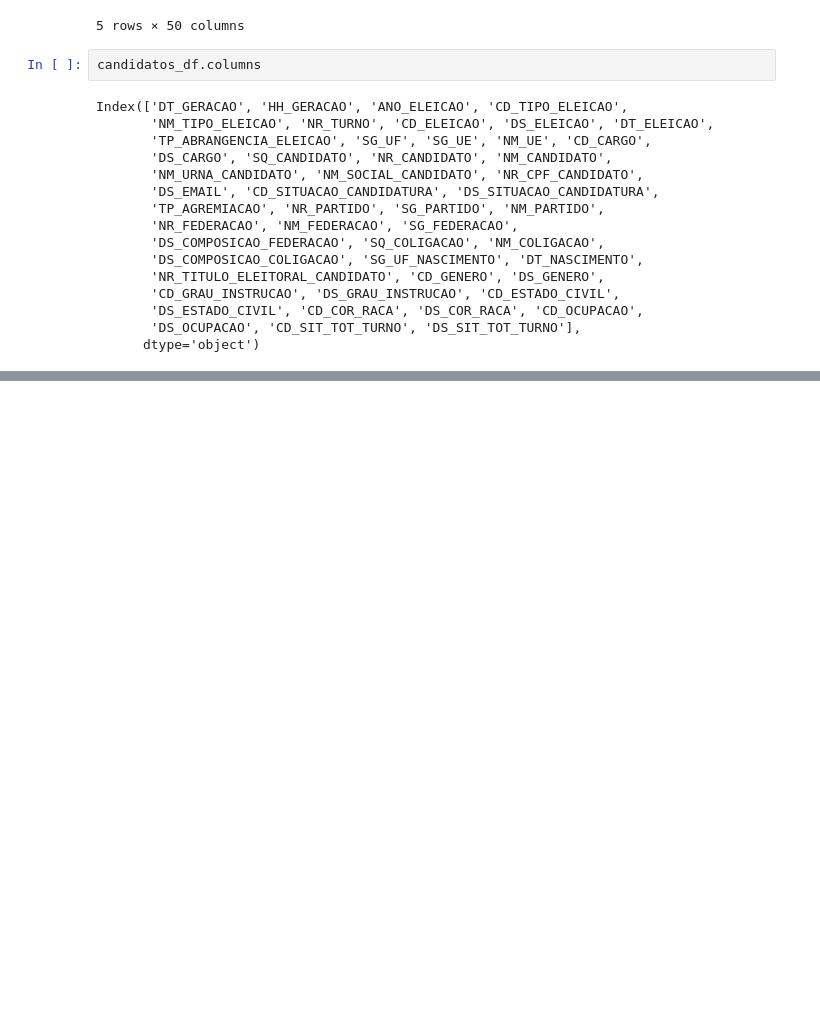
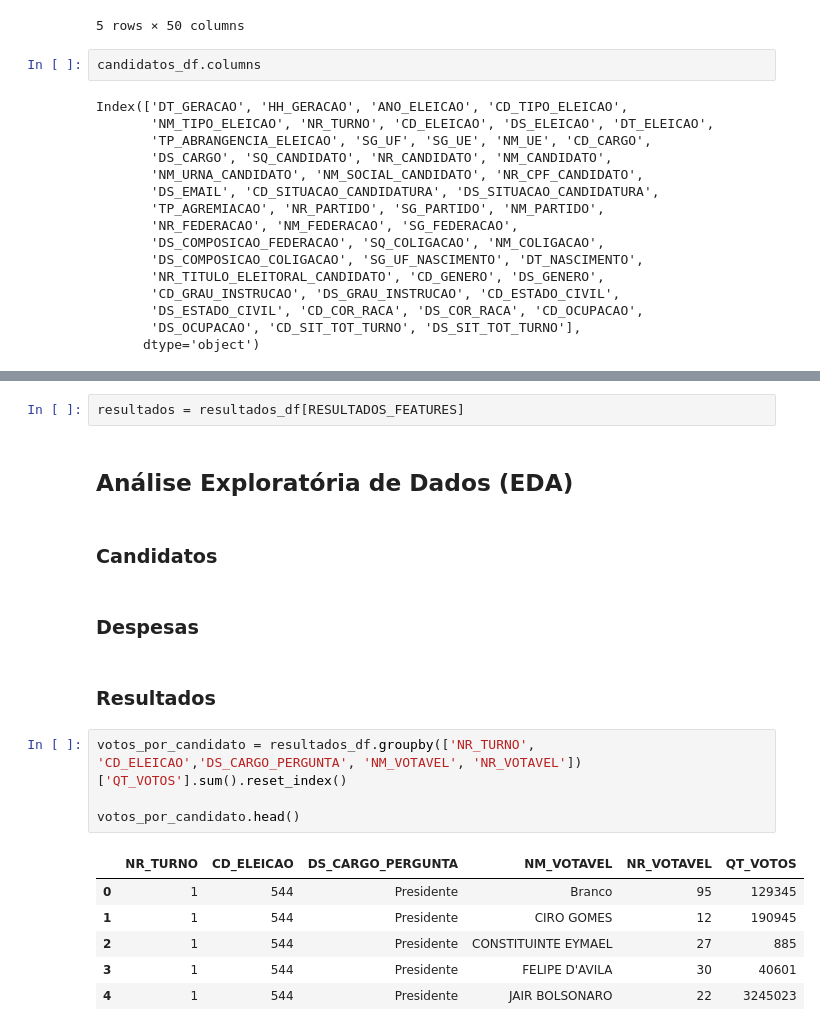
Before and after one commit to LeonardoBerlatto/data-processing-tse-study, a Jupyter notebook: notebook.ipynb, the cells around one changed output, grey strips where cells are left out. Cells and saved outputs as stored; diff of their text form; blank space fills up the shorter version.

```diff
--- a/notebook.ipynb
+++ b/notebook.ipynb
@@ -88,0 +208,21 @@ pd.read_csv('datasets/desp_cand_pagas_2022.csv', encoding='latin1', sep=';').hea
+# %%
+resultados = resultados_df[RESULTADOS_FEATURES]
+# %% [markdown]
+## Análise Exploratória de Dados (EDA)
+# %% [markdown]
+### Candidatos
+# %% [markdown]
+### Despesas
+# %% [markdown]
+### Resultados
+# %%
+votos_por_candidato = resultados_df.groupby(['NR_TURNO', 'CD_ELEICAO','DS_CARGO_PERGUNTA', 'NM_VOTAVEL', 'NR_VOTAVEL'])['QT_VOTOS'].sum().reset_index()
+
+votos_por_candidato.head()
+# %% [output]
+|  | NR_TURNO | CD_ELEICAO | DS_CARGO_PERGUNTA | NM_VOTAVEL | NR_VOTAVEL | QT_VOTOS |
+| 0 | 1 | 544 | Presidente | Branco | 95 | 129345 |
+| 1 | 1 | 544 | Presidente | CIRO GOMES | 12 | 190945 |
+| 2 | 1 | 544 | Presidente | CONSTITUINTE EYMAEL | 27 | 885 |
+| 3 | 1 | 544 | Presidente | FELIPE D'AVILA | 30 | 40601 |
+| 4 | 1 | 544 | Presidente | JAIR BOLSONARO | 22 | 3245023 |
```
Also changed, not shown: parts of 21 cells of this notebook.
